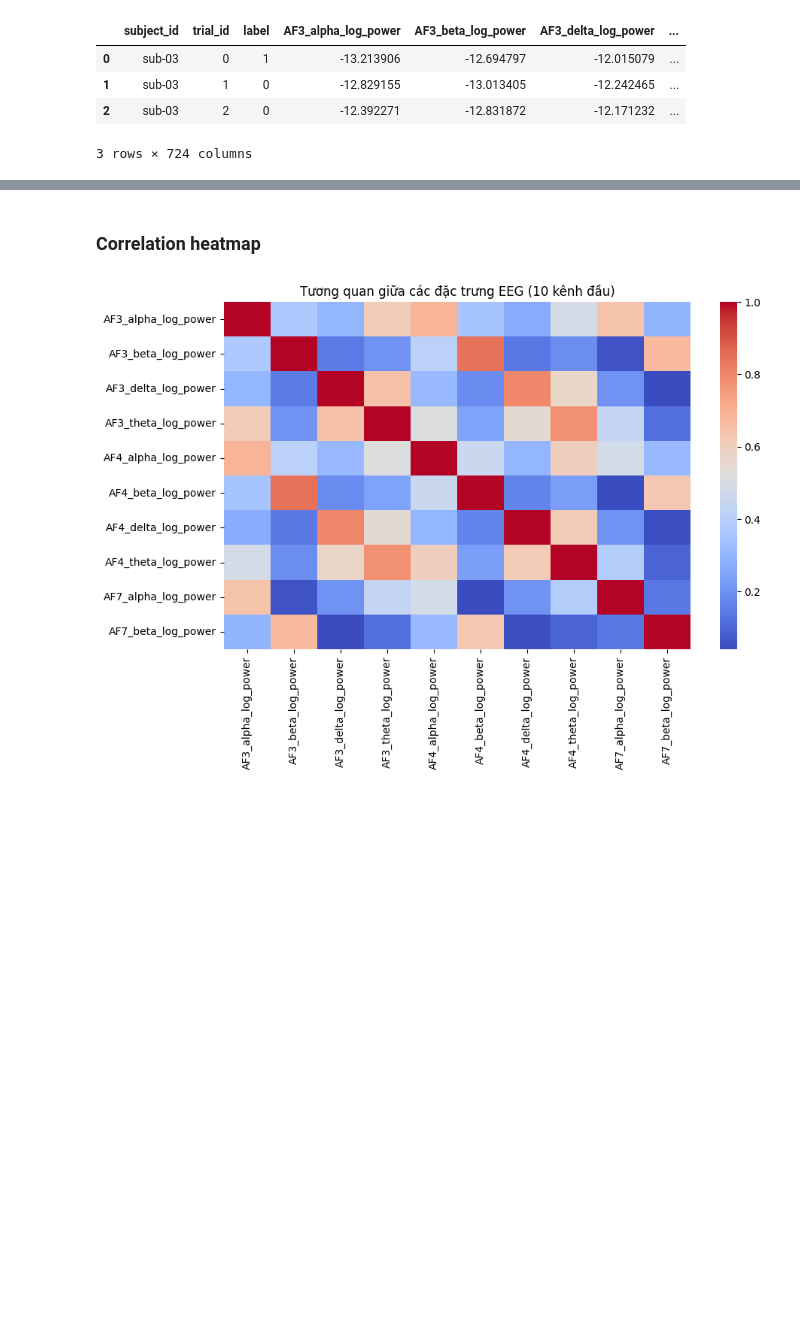
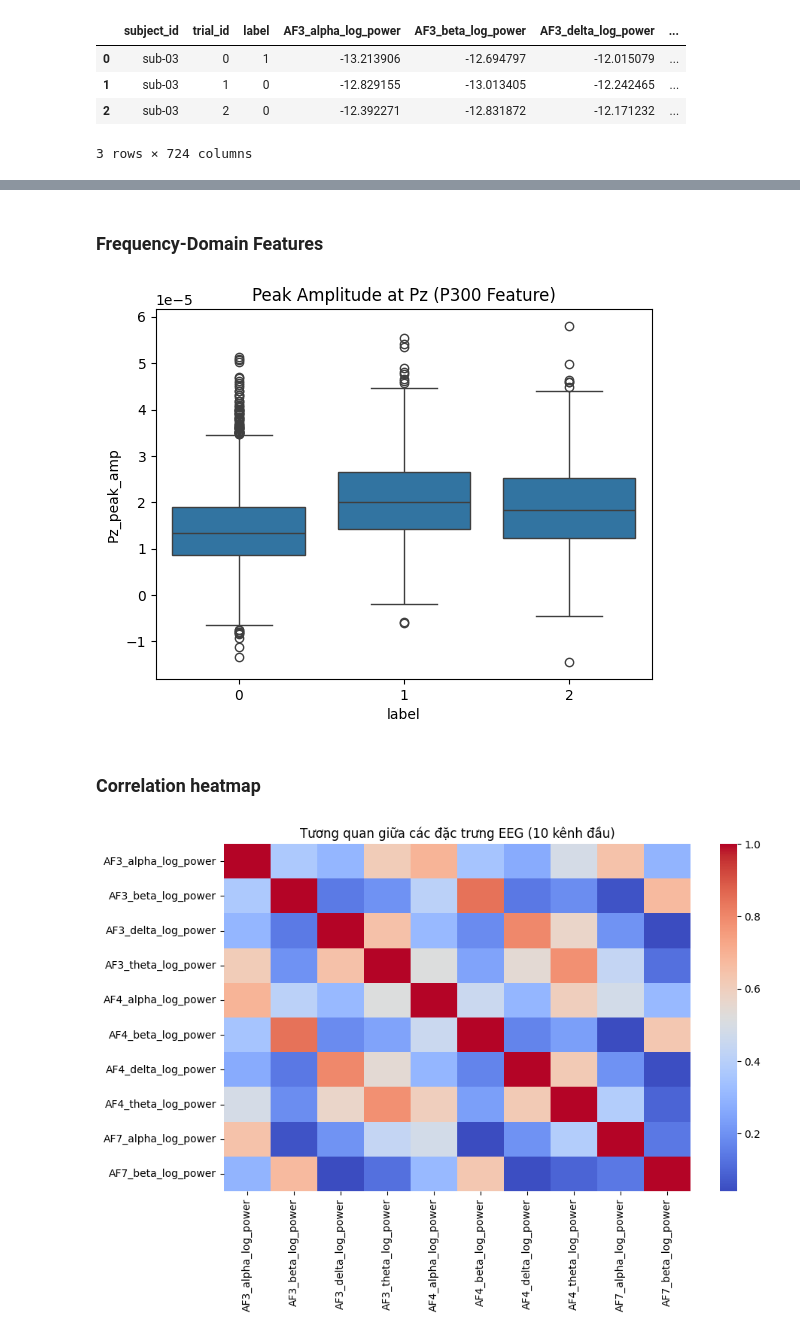
Before and after one commit to VMSSON345/EEG-Analysis, a Jupyter notebook: visualize.ipynb, the cells around one changed output, grey strips where cells are left out. Cells and saved outputs as stored; diff of their text form; code cells hidden in the pictures; blank space fills up the shorter version.

```diff
--- a/visualize.ipynb
+++ b/visualize.ipynb
@@ -249,3 +305,11 @@ Passing `palette` without assigning `hue` is deprecated and will be removed in v
+# %% [markdown]
+### Frequency-Domain Features
+# %%
+sns.boxplot(data=df, x="label", y="Pz_peak_amp")
+plt.title("Peak Amplitude at Pz (P300 Feature)")
+plt.show()
+# %% [output]
+[figure, added]
 # %% [markdown]
 ### Correlation heatmap
 # %%
```
Also changed, not shown: parts of 12 cells of this notebook, 7 other files.
